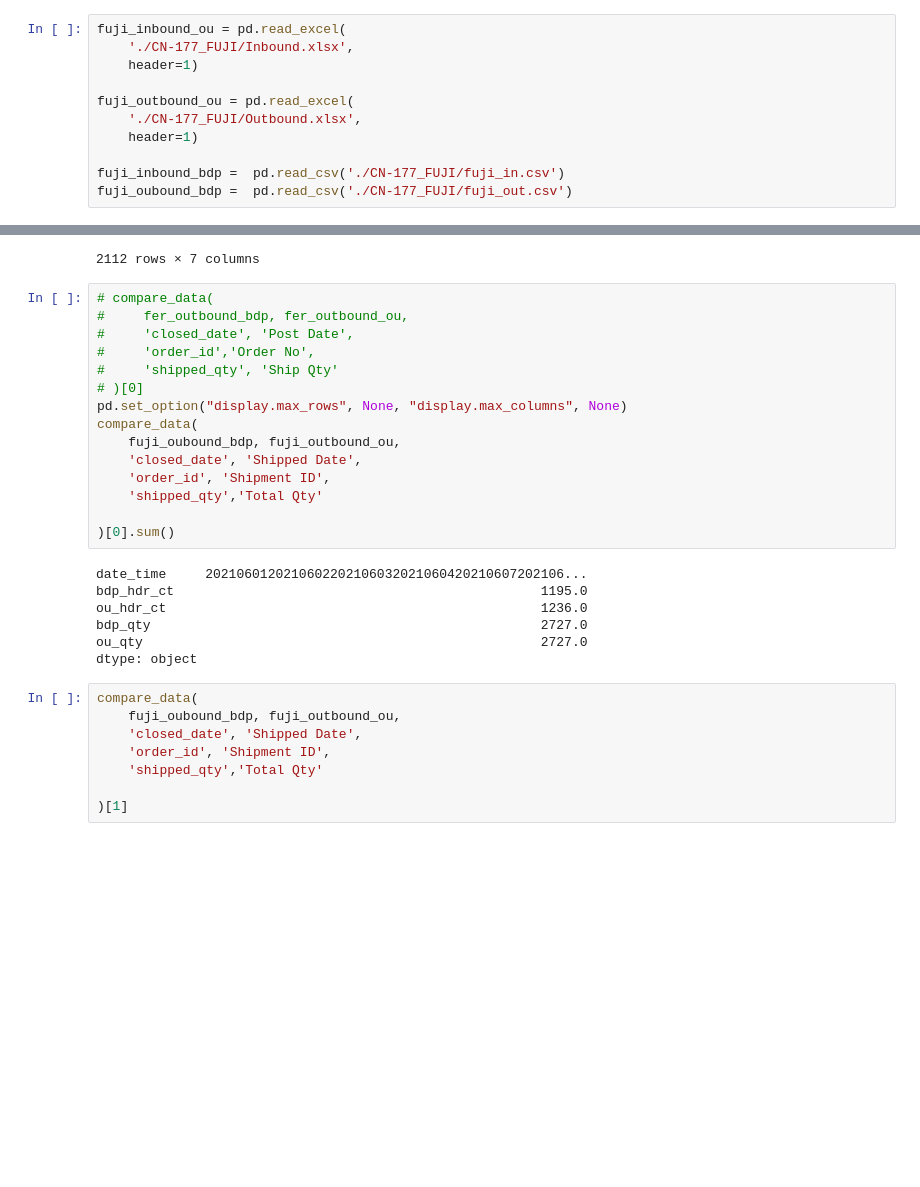
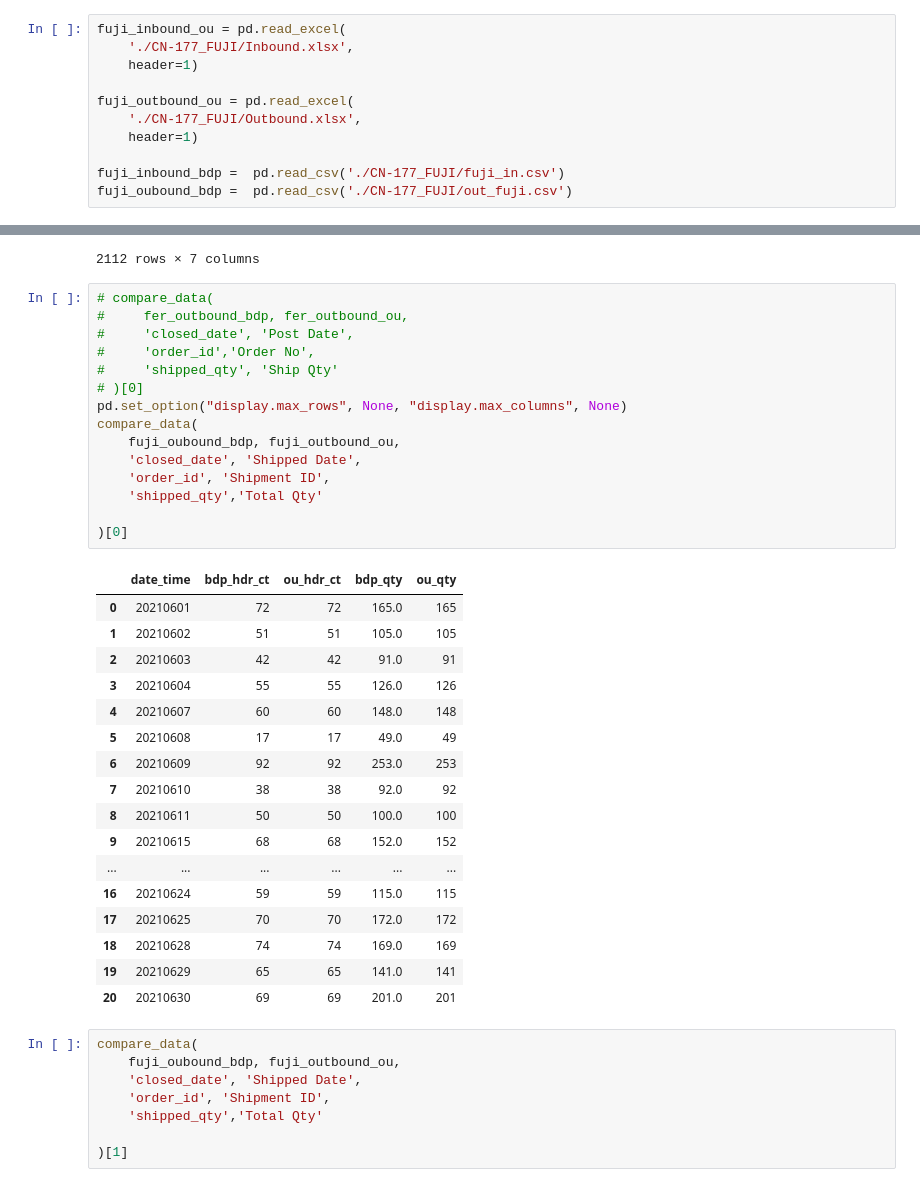
Before and after one commit to fyenne/CN-214, a Jupyter notebook: check_ou_bdp.ipynb, the cells around one changed output, grey strips where cells are left out. Saved outputs shown, nothing was run; the diff lists cells and outputs as text; blank space fills up the shorter version.

```diff
--- a/check_ou_bdp.ipynb
+++ b/check_ou_bdp.ipynb
@@ -1592,7 +1592,7 @@ fuji_outbound_ou = pd.read_excel(
     header=1)
 
 fuji_inbound_bdp =  pd.read_csv('./CN-177_FUJI/fuji_in.csv')
-fuji_oubound_bdp =  pd.read_csv('./CN-177_FUJI/fuji_out.csv')
+fuji_oubound_bdp =  pd.read_csv('./CN-177_FUJI/out_fuji.csv')
 # %%
 [fuji_inbound_ou.columns, fuji_outbound_ou.columns]
 # %% [output]
@@ -1719,25 +1717,36 @@ fuji_oubound_bdp
 # %%
 # compare_data(
 #     fer_outbound_bdp, fer_outbound_ou,
 #     'closed_date', 'Post Date',
 #     'order_id','Order No',
 #     'shipped_qty', 'Ship Qty'
 # )[0]
 pd.set_option("display.max_rows", None, "display.max_columns", None)
 compare_data(
     fuji_oubound_bdp, fuji_outbound_ou,
     'closed_date', 'Shipped Date',
     'order_id', 'Shipment ID',
     'shipped_qty','Total Qty'
 
-)[0].sum()
+)[0]
 # %% [output]
-date_time     2021060120210602202106032021060420210607202106...
-bdp_hdr_ct                                               1195.0
-ou_hdr_ct                                                1236.0
-bdp_qty                                                  2727.0
-ou_qty                                                   2727.0
-dtype: object
+|  | date_time | bdp_hdr_ct | ou_hdr_ct | bdp_qty | ou_qty |
+| 0 | 20210601 | 72 | 72 | 165.0 | 165 |
+| 1 | 20210602 | 51 | 51 | 105.0 | 105 |
+| 2 | 20210603 | 42 | 42 | 91.0 | 91 |
+| 3 | 20210604 | 55 | 55 | 126.0 | 126 |
+| 4 | 20210607 | 60 | 60 | 148.0 | 148 |
+| 5 | 20210608 | 17 | 17 | 49.0 | 49 |
+| 6 | 20210609 | 92 | 92 | 253.0 | 253 |
+| 7 | 20210610 | 38 | 38 | 92.0 | 92 |
+| 8 | 20210611 | 50 | 50 | 100.0 | 100 |
+| 9 | 20210615 | 68 | 68 | 152.0 | 152 |
+| ... | ... | ... | ... | ... | ... |
+| 16 | 20210624 | 59 | 59 | 115.0 | 115 |
+| 17 | 20210625 | 70 | 70 | 172.0 | 172 |
+| 18 | 20210628 | 74 | 74 | 169.0 | 169 |
+| 19 | 20210629 | 65 | 65 | 141.0 | 141 |
+| 20 | 20210630 | 69 | 69 | 201.0 | 201 |
 # %%
 compare_data(
     fuji_oubound_bdp, fuji_outbound_ou,
```
Also changed, not shown: parts of 4 cells of this notebook.
